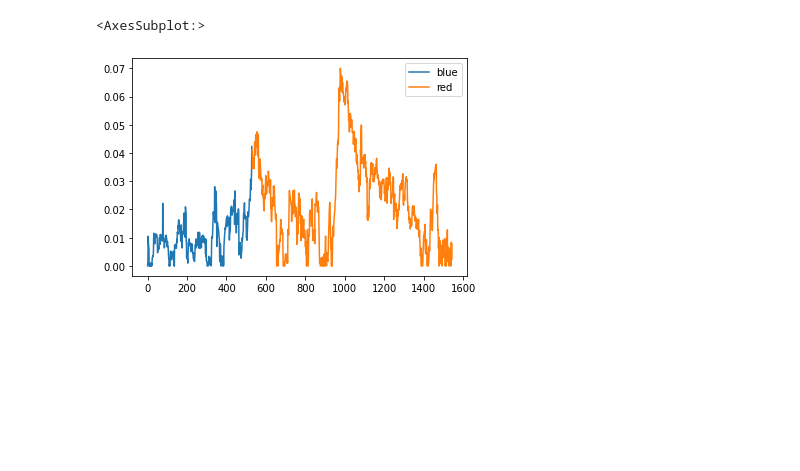
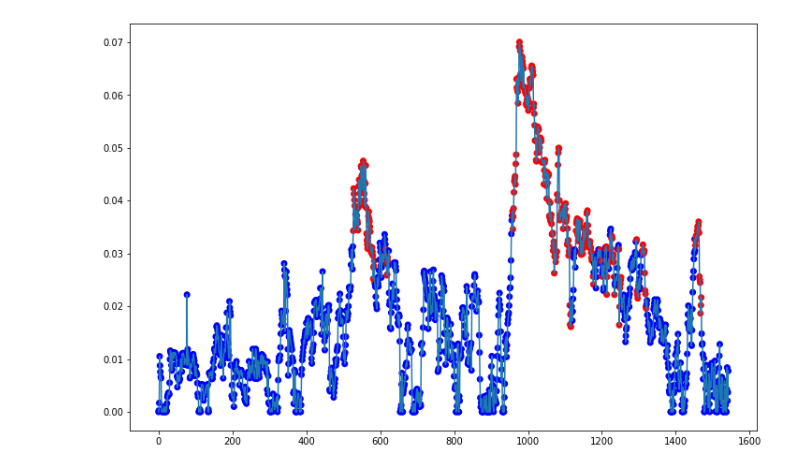
Before and after one commit to AndBoyS/hse-time-series-liquidity, a Jupyter notebook: notebooks/breakpoint_finding.ipynb, the cells around one changed output. Cells and saved outputs as stored; diff of their text form; code cells hidden in the pictures; blank space fills up the shorter version.

```diff
--- a/notebooks/breakpoint_finding.ipynb
+++ b/notebooks/breakpoint_finding.ipynb
@@ -29,13 +30,19 @@ mean_diff = 0.01
 
 stat_trajectory = []
 
-cusum = cumsum_finder.MeanExp(alpha, beta, mean_diff, trsh=0.03)
-for k, x_k in tqdm(enumerate(df['Balance'].values)):
+cusum = cumsum_finder.MeanExp(alpha, beta, mean_diff,
+                              trsh=0.03,slice_length=10,breaks_max=3)
+for k, x_k in enumerate(df['Balance'].values):
     cusum.update(x_k)
     cusum.count_metric()
     stat_trajectory.append(cusum.metric)
 # %%
-sns.lineplot(x = [i for i in range(len(stat_trajectory))], y=stat_trajectory, hue=cusum.breakpoints)
+# PROBLEM: понять, как избавиться от соединения линиями разрывов
+# sns.lineplot(x = [i for i in range(len(stat_trajectory))], y=stat_trajectory, hue=cusum.breakpoints)
-# %% [output]
-<AxesSubplot:>
-[figure, removed]
+# %%
+plt.figure(figsize=(12,8))
+plt.scatter(x=[i for i in range(len(stat_trajectory))],y=stat_trajectory, c=cusum.breakpoints, cmap=matplotlib.colors.ListedColormap(cusum.colors))
+plt.plot(stat_trajectory, )
+plt.show()
+# %% [output]
+[figure, added]
```
Also changed, not shown: parts of 4 cells of this notebook, 1 other file.
